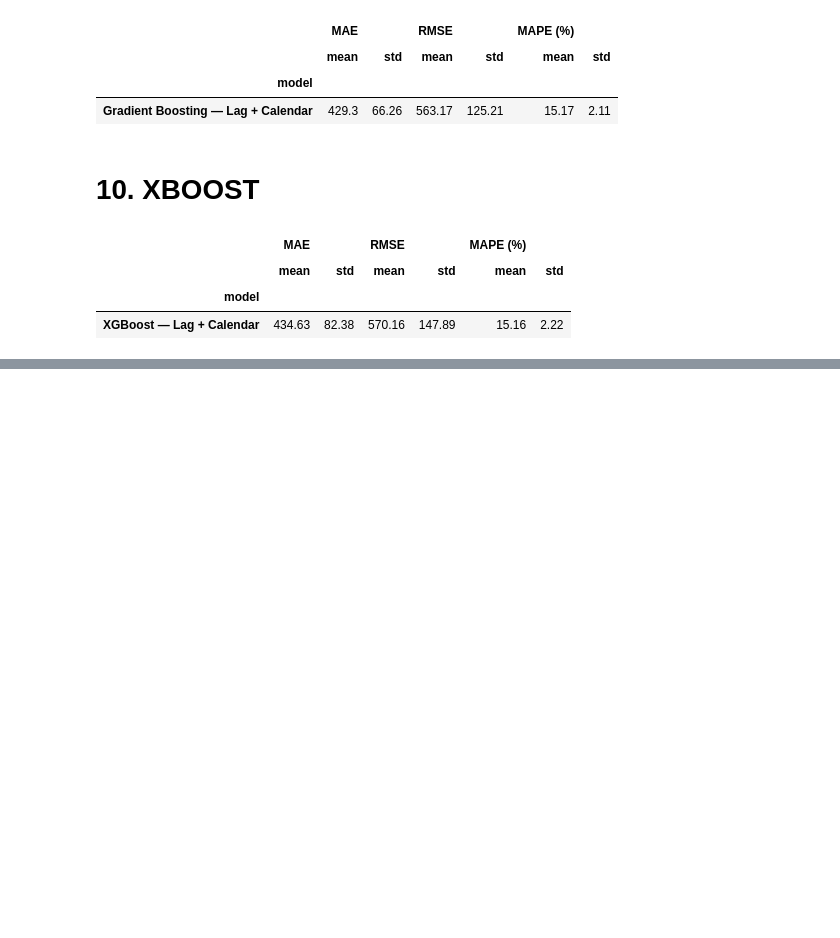
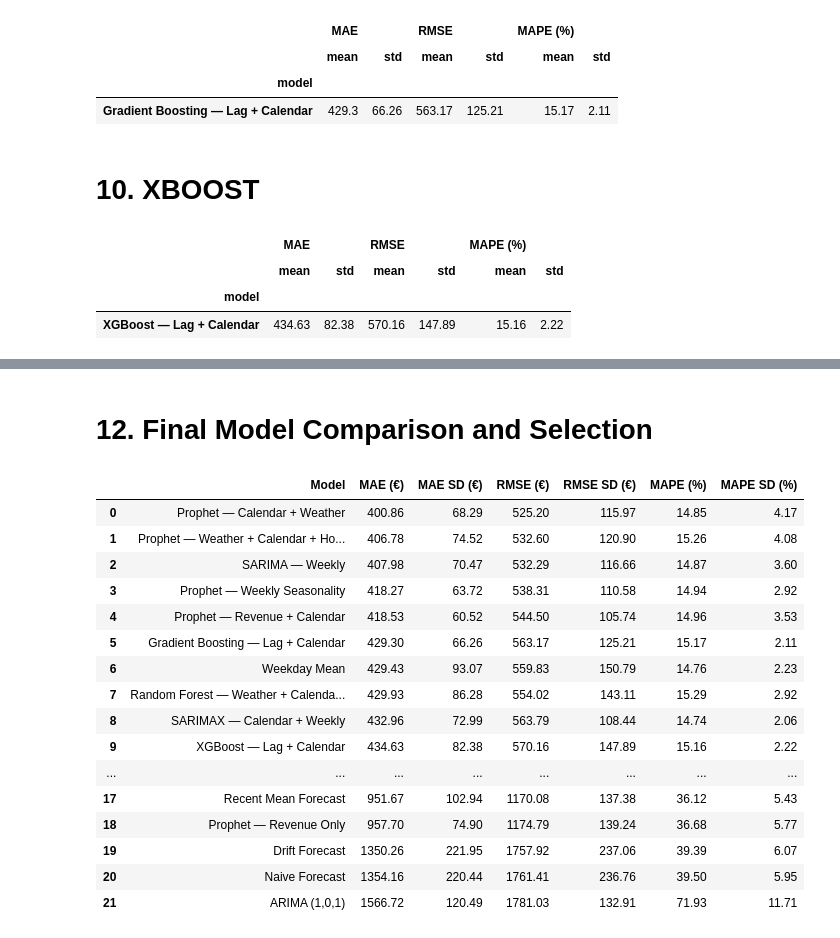
Before and after one commit to satish-shrestha-4u/restrodine-restaurant-intelligence, a Jupyter notebook: notebooks/03_revenue_forecasting.ipynb, the cells around one changed output, grey strips where cells are left out. Drawn from its saved outputs; the diff is of its cells as text; code cells hidden in the pictures; blank space fills up the shorter version.

```diff
--- a/notebooks/03_revenue_forecasting.ipynb
+++ b/notebooks/03_revenue_forecasting.ipynb
@@ -1306 +1575,69 @@ weather_folds.groupby("model")[["MAE", "RMSE", "MAPE (%)"]].agg(["mean", "std"])
 | SARIMAX — Weather + Calendar + Ho... | 448.43 | 70.63 | 587.57 | 119.87 | 15.86 | 2.76 |
+# %% [markdown]
+# 12. Final Model Comparison and Selection
+# %%
+all_folds = pd.concat(
+    [
+        baseline_folds,
+        traditional_folds,
+        prophet_all_folds,
+        sarimax_folds,
+        rf_folds,
+        gb_folds,
+        xgb_folds,
+        weather_folds,
+    ],
+    ignore_index=True
+)
+
+
+model_comparison = (
+    all_folds
+    .groupby("model")[["MAE", "RMSE", "MAPE (%)"]]
+    .agg(["mean", "std"])
+)
+
+model_comparison.columns = [
+    f"{metric}_{stat}"
+    for metric, stat in model_comparison.columns
+]
+
+model_comparison = (
+    model_comparison
+    .sort_values("MAE_mean")
+    .round(2)
+)
+
+comparison_table = (
+    model_comparison
+    .reset_index()
+    .rename(columns={
+        "model": "Model",
+        "MAE_mean": "MAE (€)",
+        "RMSE_mean": "RMSE (€)",
+        "MAPE (%)_mean": "MAPE (%)",
+        "MAE_std": "MAE SD (€)",
+        "RMSE_std": "RMSE SD (€)",
+        "MAPE (%)_std": "MAPE SD (%)",
+    })
+)
+
+comparison_table
+# %% [output]
+|  | Model | MAE (€) | MAE SD (€) | RMSE (€) | RMSE SD (€) | MAPE (%) | MAPE SD (%) |
+| 0 | Prophet — Calendar + Weather | 400.86 | 68.29 | 525.20 | 115.97 | 14.85 | 4.17 |
+| 1 | Prophet — Weather + Calendar + Ho... | 406.78 | 74.52 | 532.60 | 120.90 | 15.26 | 4.08 |
+| 2 | SARIMA — Weekly | 407.98 | 70.47 | 532.29 | 116.66 | 14.87 | 3.60 |
+| 3 | Prophet — Weekly Seasonality | 418.27 | 63.72 | 538.31 | 110.58 | 14.94 | 2.92 |
+| 4 | Prophet — Revenue + Calendar | 418.53 | 60.52 | 544.50 | 105.74 | 14.96 | 3.53 |
+| 5 | Gradient Boosting — Lag + Calendar | 429.30 | 66.26 | 563.17 | 125.21 | 15.17 | 2.11 |
+| 6 | Weekday Mean | 429.43 | 93.07 | 559.83 | 150.79 | 14.76 | 2.23 |
+| 7 | Random Forest — Weather + Calenda... | 429.93 | 86.28 | 554.02 | 143.11 | 15.29 | 2.92 |
+| 8 | SARIMAX — Calendar + Weekly | 432.96 | 72.99 | 563.79 | 108.44 | 14.74 | 2.06 |
+| 9 | XGBoost — Lag + Calendar | 434.63 | 82.38 | 570.16 | 147.89 | 15.16 | 2.22 |
+| ... | ... | ... | ... | ... | ... | ... | ... |
+| 17 | Recent Mean Forecast | 951.67 | 102.94 | 1170.08 | 137.38 | 36.12 | 5.43 |
+| 18 | Prophet — Revenue Only | 957.70 | 74.90 | 1174.79 | 139.24 | 36.68 | 5.77 |
+| 19 | Drift Forecast | 1350.26 | 221.95 | 1757.92 | 237.06 | 39.39 | 6.07 |
+| 20 | Naive Forecast | 1354.16 | 220.44 | 1761.41 | 236.76 | 39.50 | 5.95 |
+| 21 | ARIMA (1,0,1) | 1566.72 | 120.49 | 1781.03 | 132.91 | 71.93 | 11.71 |
```
Also changed, not shown: parts of 47 cells of this notebook.
